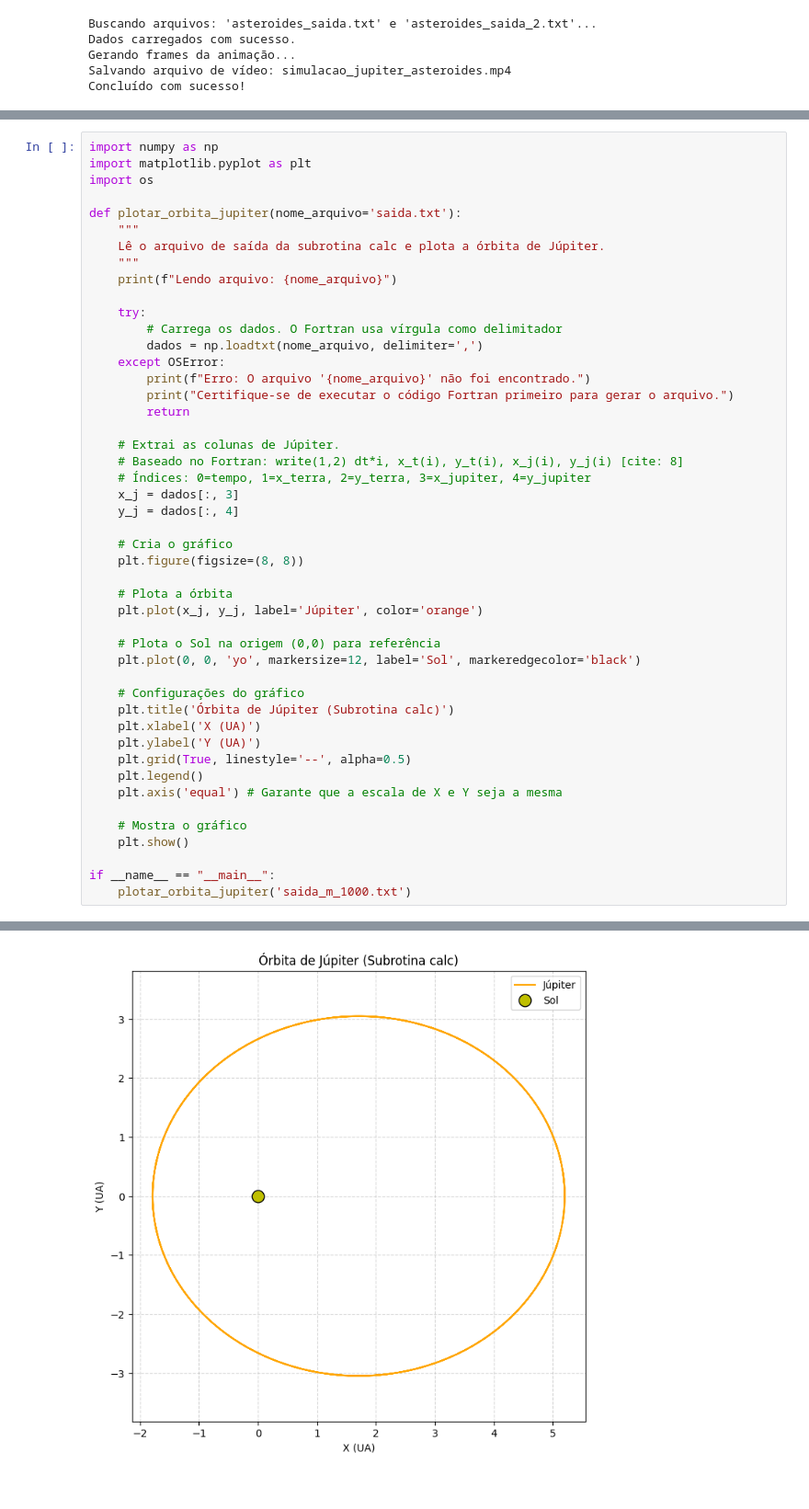
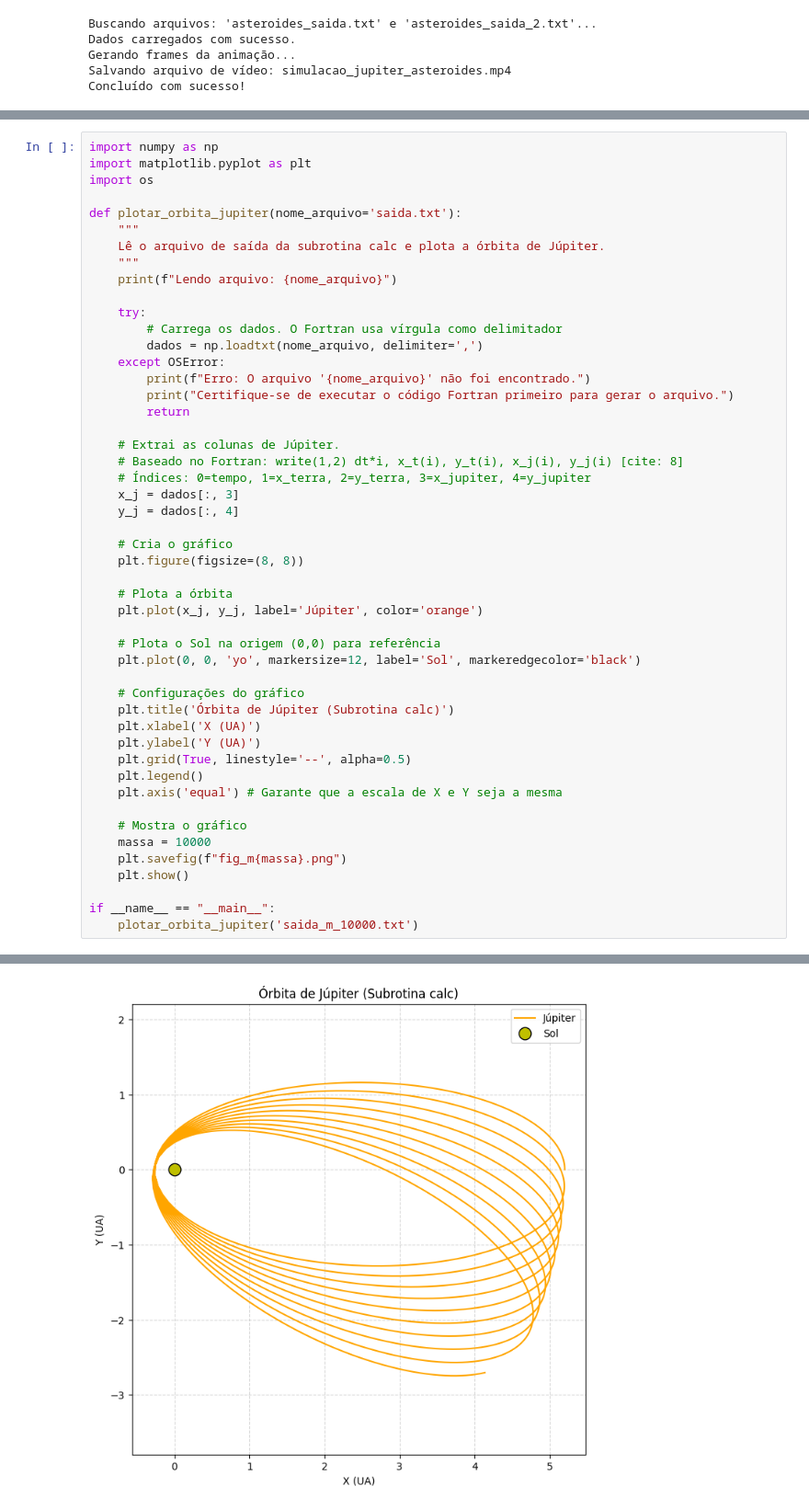
Before and after one commit to coppernium/IntroFiscomp2025, a Jupyter notebook: Projeto-5/tarefa-B/plot_B.ipynb, the cells around one changed output, grey strips where cells are left out. Shown at 92% size. Drawn from its saved outputs; the diff is of its cells as text.

```diff
--- a/Projeto-5/tarefa-B/plot_B.ipynb
+++ b/Projeto-5/tarefa-B/plot_B.ipynb
@@ -307,8 +398,10 @@ def plotar_orbita_jupiter(nome_arquivo='saida.txt'):
     plt.axis('equal') # Garante que a escala de X e Y seja a mesma
 
     # Mostra o gráfico
+    massa = 10000
+    plt.savefig(f"fig_m{massa}.png")
     plt.show()
 
 if __name__ == "__main__":
-    plotar_orbita_jupiter('saida_m_1000.txt')
+    plotar_orbita_jupiter('saida_m_10000.txt')
 # %% [output]
@@ -316,4 +409,4 @@ Lendo arquivo: saida_m_1000.txt
-[figure, old version]
+[figure, new version]
 # %%
 import numpy as np
 import matplotlib.pyplot as plt
```
Also changed, not shown: parts of 3 cells of this notebook, 32 other files.
